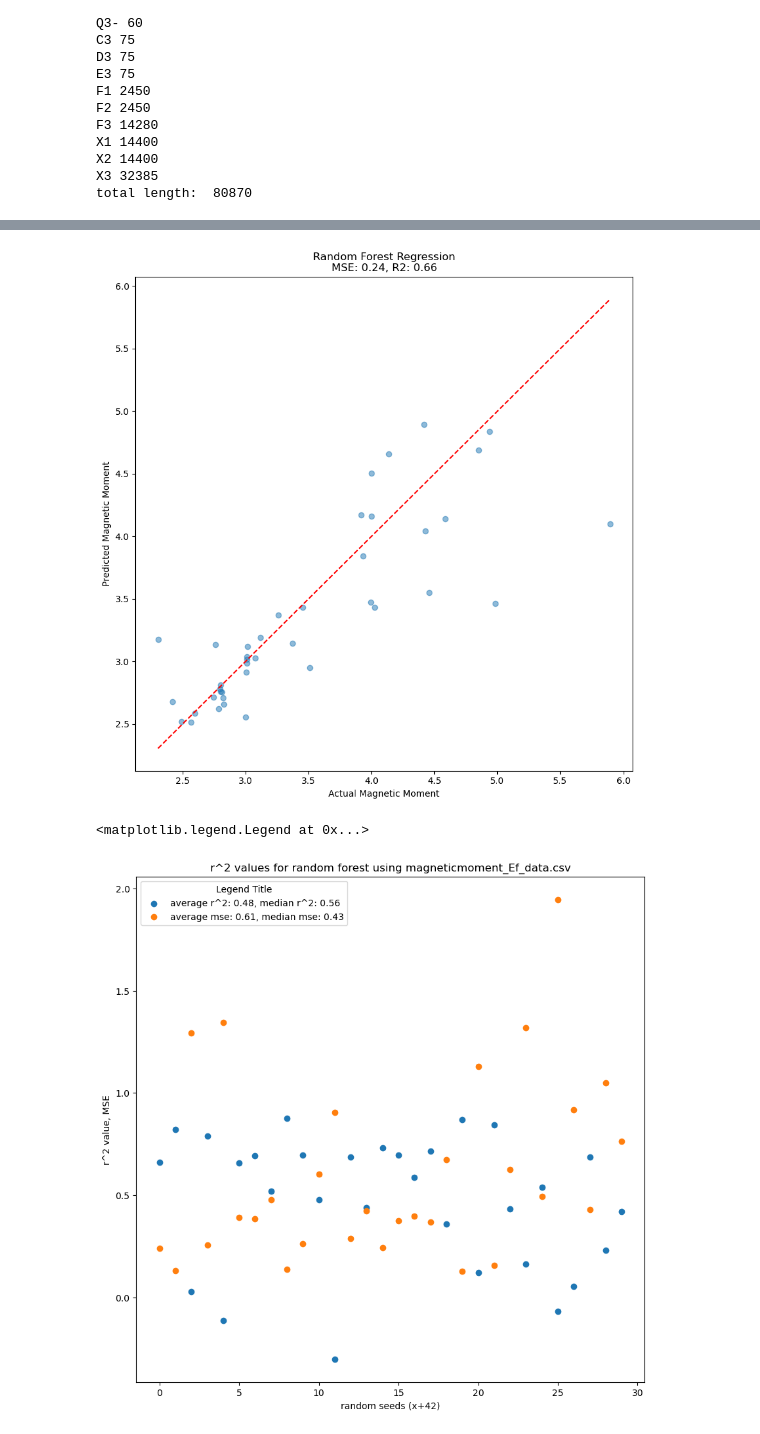
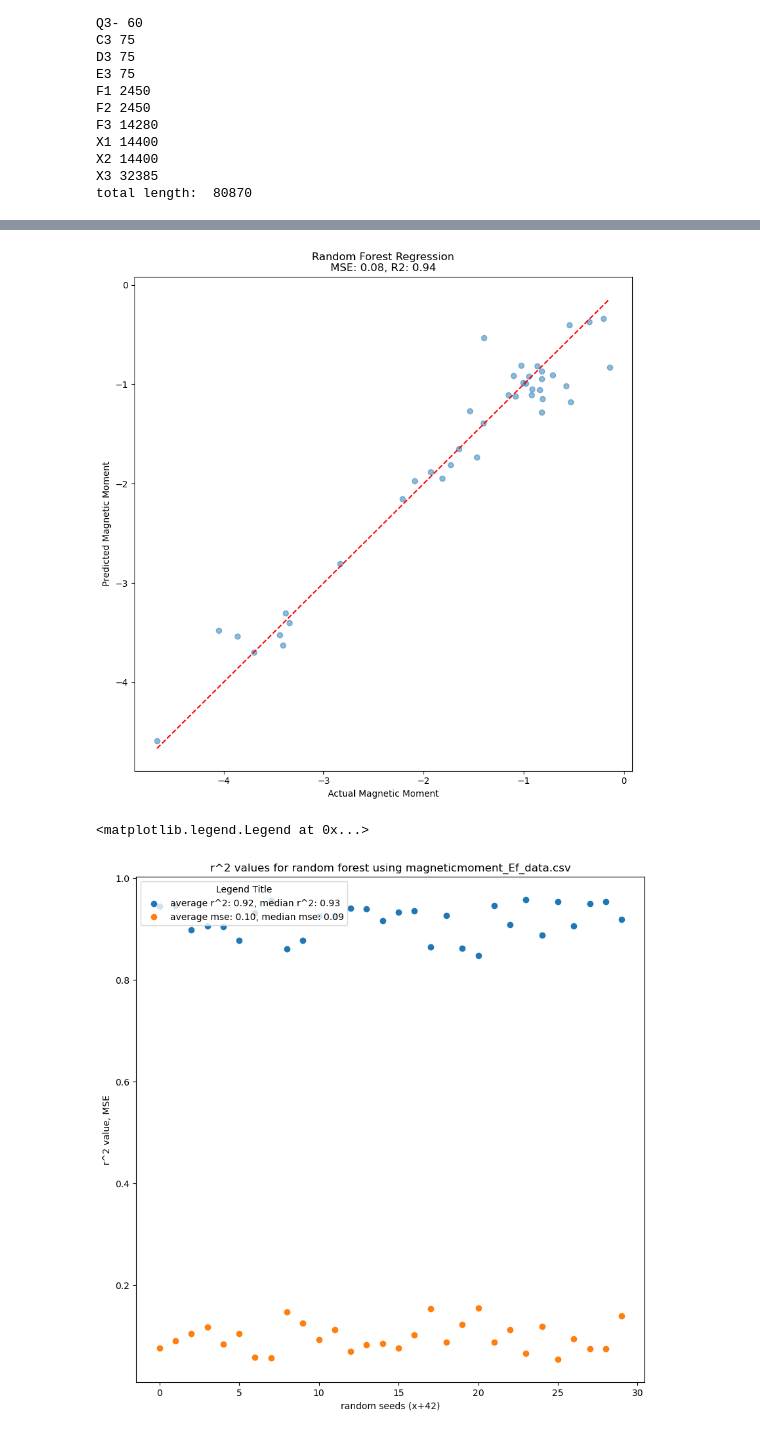
Before and after one commit to erikswanke/2d-Material-Science, a Jupyter notebook: critical role descriptor.ipynb, the cells around one changed output, grey strips where cells are left out. Drawn from its saved outputs; the diff is of its cells as text; code cells hidden in the pictures.

```diff
--- a/critical role descriptor.ipynb
+++ b/critical role descriptor.ipynb
@@ -423,7 +423,9 @@ from sklearn.preprocessing import StandardScaler
 from sklearn.metrics import mean_squared_error, r2_score
 target_column_index = df4.columns.get_loc("atomic_radA1")
 X = df4.iloc[:, target_column_index:]
-y = df4['magnetic_moment']
+targ = 'formation_energy' #or magnetic_moment
+
+y = df4[targ]
 # Standardize the features
 # scaler = StandardScaler()
 # X_scaled = scaler.fit_transform(X)
@@ -455,7 +457,7 @@ print(lasso_cv.alpha_)
 # qqq
 # Select columns corresponding to the top 30 selected features
 print(len(selected_features))
-k=1257
+k=63
 top_k_selected_features = selected_features[:k]
 #print("indices of each selected feature: ", top_k_selected_features)
 tst = X.columns[top_k_selected_features]
@@ -491,7 +493,7 @@ import statistics
 
 Xhere = X_selected
 print(Xhere.shape)
-yhere = df4['magnetic_moment']
+yhere = df4[targ]
 print(Xhere.shape, yhere.shape)
 # Split the data into training and testing sets
 mses = []
@@ -618,7 +620,9 @@ for j in range(len(dfq.columns)):
 #print(tmp)
 dfq = dfq.drop(columns=tmp)
 print(dfq.shape)
-dfq = dfq.drop(columns=["formation_energy", 'Unnamed: 0'])
+#dfq = dfq.drop(columns=["formation_energy", 'Unnamed: 0'])
+dfq = dfq.drop(columns=["magnetic_moment", 'Unnamed: 0'])
+
 print(dfq.shape)
 print(dfq.columns)
 # %% [output]
@@ -651,12 +658,12 @@ for i in sorted_indices:
 #display(dfq.head(1))
 normal_df = dfq.copy()
 enhanced_df = df_joined.copy()
-normal_y = df_joined['magnetic_moment']
-enhanced_y = df_joined['magnetic_moment']
+normal_y = df_joined[targ]
+enhanced_y = df_joined[targ]
 normal_x = normal_df #["magnetic_moment"]#normal_x.drop("magnetic_moment", axis=1, inplace=True)
-normal_x.drop("magnetic_moment", axis=1, inplace=True)
+normal_x.drop(targ, axis=1, inplace=True)
 enhanced_x =  enhanced_df #["magnetic_moment"]#enhanced_df.drop("magnetic_moment", axis=1, inplace=True)
-enhanced_x.drop("magnetic_moment", axis=1, inplace=True)
+enhanced_x.drop(targ, axis=1, inplace=True)
 enhanced_x = enhanced_x.fillna(0)
 
 # Split the data into training and testing sets
@@ -683,35 +690,35 @@ for i in range(30):
 
     mse = mean_squared_error(y_test, y_pred)
     r2 = r2_score(y_test, y_pred)
     mses.append(mse)
     r2s.append(r2)
 
     if i == 0:
         plt.figure(figsize=(10, 10))
         plt.scatter(y_test, y_pred, alpha=0.5)
         plt.plot([min(y_test), max(y_test)], [min(y_test), max(y_test)], color='red', linestyle='--')
 
         plt.xlabel('Actual Magnetic Moment')
         plt.ylabel('Predicted Magnetic Moment')
         plt.title(f'Random Forest Regression\nMSE: {mse:.2f}, R2: {r2:.2f}')
         plt.show()
 r2_avg = sum(r2s)/len(r2s)
 r2_median = statistics.median(r2s)
 mse_avg = sum(mses)/len(mses)
 mse_median = statistics.median(mses)
 #plot the errors and r2s
 plt.figure(figsize=(10, 10))
 plt.scatter(xs, r2s, label=f"average r^2: {r2_avg:.2f}, median r^2: {r2_median:.2f}")
 plt.scatter(xs, mses, label=f"average mse: {mse_avg:.2f}, median mse: {mse_median:.2f}")
 plt.xlabel('random seeds (x+42)')
 plt.ylabel('r^2 value, MSE')
 plt.title(f'r^2 values for random forest using magneticmoment_Ef_data.csv')
 plt.legend(loc='upper left', title='Legend Title')
 # Plot the predictions
 # %% [output]
-[figure, old version]
+[figure, new version]
 <matplotlib.legend.Legend at 0x...>
-[figure, old version]
+[figure, new version]
 # %%
 
 from sklearn.ensemble import RandomForestClassifier, RandomForestRegressor
```
Also changed, not shown: parts of 8 cells of this notebook.
